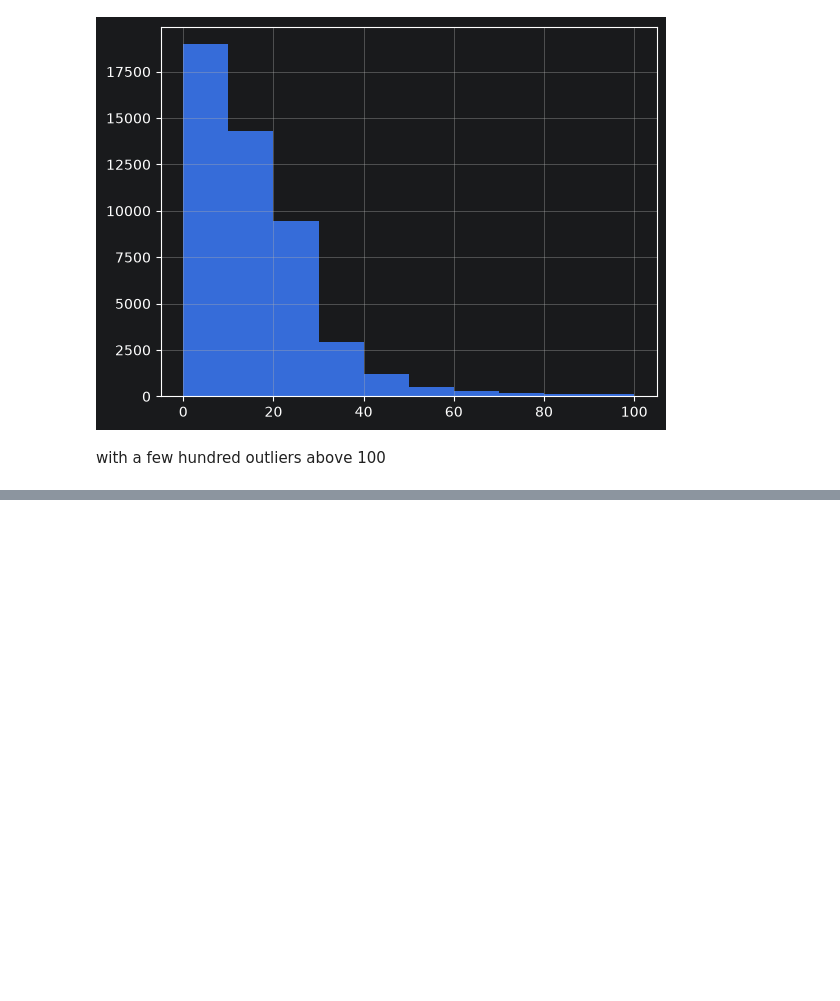
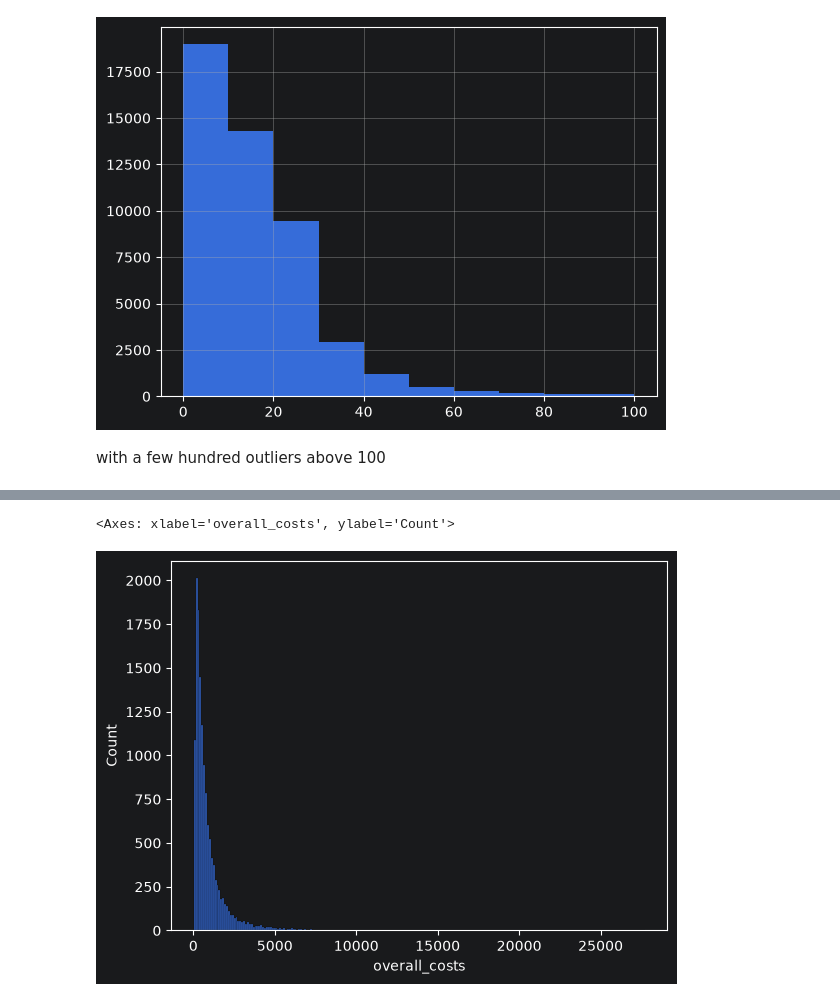
Before and after one commit to ka-katrin/TravelTide_Clustering, a Jupyter notebook: EDA.ipynb, the cells around one changed output, grey strips where cells are left out. Saved outputs shown, nothing was run; the diff lists cells and outputs as text; code cells hidden in the pictures; blank space fills up the shorter version.

```diff
--- a/EDA.ipynb
+++ b/EDA.ipynb
@@ -81,0 +167,5 @@ with a few hundred outliers above 100
+# %%
+sns.histplot(hotels,x="overall_costs")
+# %% [output]
+<Axes: xlabel='overall_costs', ylabel='Count'>
+[figure, added]
```
Also changed, not shown: parts of 31 cells of this notebook.
